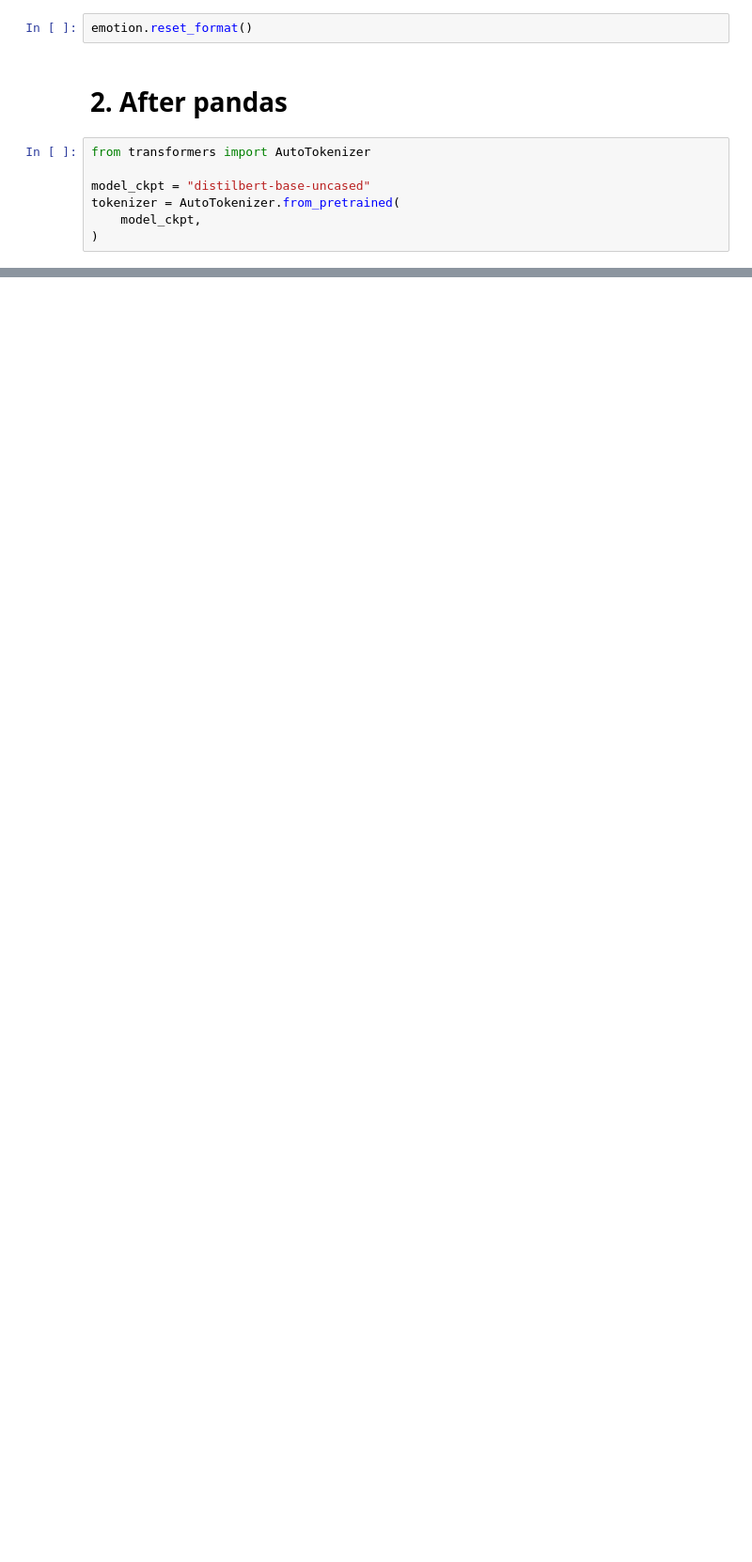
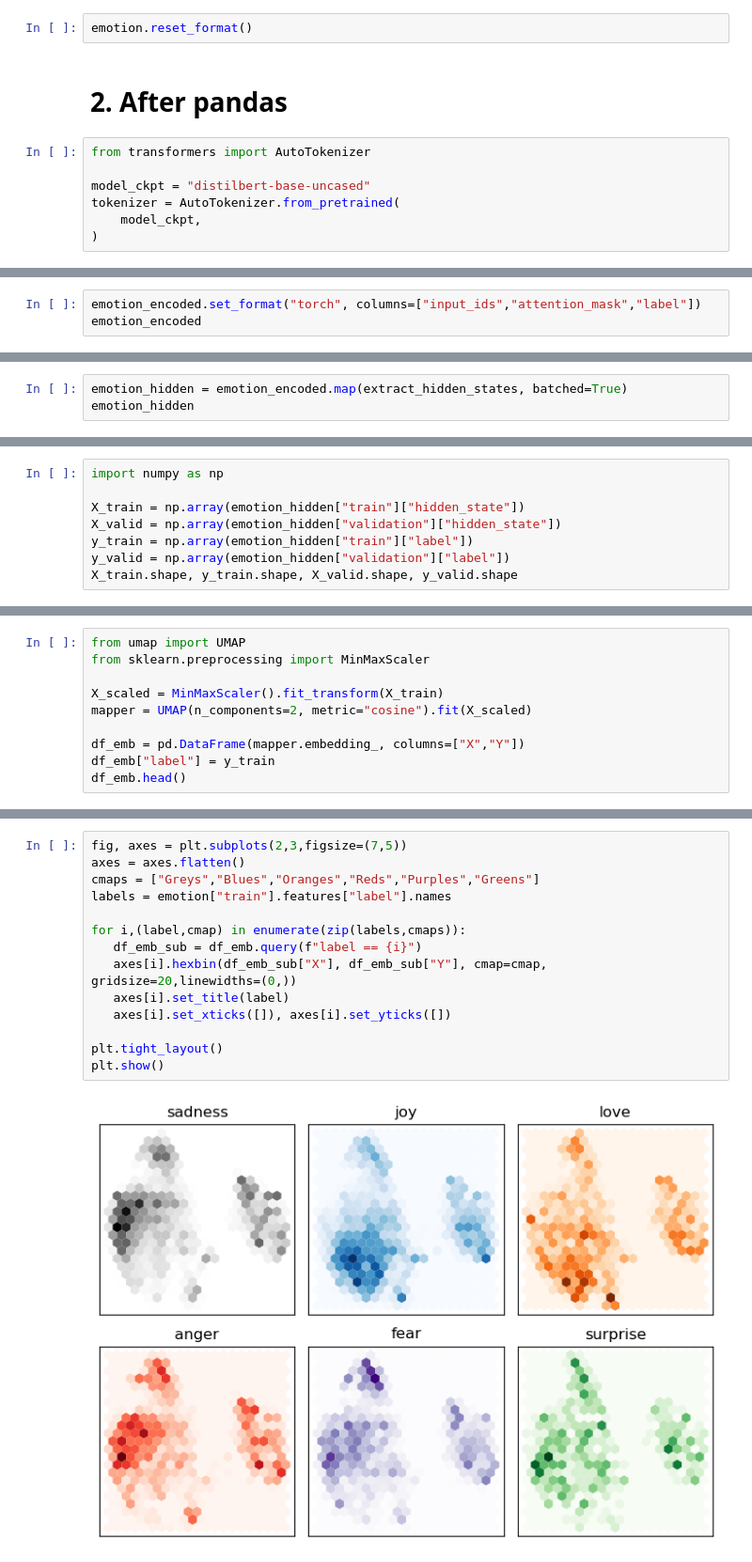
Before and after one commit to Asamse/LLM_projects, a Jupyter notebook: parrot_exploration.ipynb, the cells around one changed output, grey strips where cells are left out. Shown: that part at 94% size. Saved outputs shown, nothing was run; the diff lists cells and outputs as text; blank space fills up the shorter version.

```diff
--- a/parrot_exploration.ipynb
+++ b/parrot_exploration.ipynb
@@ -60,0 +152,3 @@ tokenizer = AutoTokenizer.from_pretrained(
+# %%
+emotion_encoded.set_format("torch", columns=["input_ids","attention_mask","label"])
+emotion_encoded
@@ -60,0 +170,3 @@ tokenizer = AutoTokenizer.from_pretrained(
+# %%
+emotion_hidden = emotion_encoded.map(extract_hidden_states, batched=True)
+emotion_hidden
@@ -60,0 +192,8 @@ tokenizer = AutoTokenizer.from_pretrained(
+# %%
+import numpy as np
+
+X_train = np.array(emotion_hidden["train"]["hidden_state"])
+X_valid = np.array(emotion_hidden["validation"]["hidden_state"])
+y_train = np.array(emotion_hidden["train"]["label"])
+y_valid = np.array(emotion_hidden["validation"]["label"])
+X_train.shape, y_train.shape, X_valid.shape, y_valid.shape
@@ -60,0 +202,10 @@ tokenizer = AutoTokenizer.from_pretrained(
+# %%
+from umap import UMAP
+from sklearn.preprocessing import MinMaxScaler
+
+X_scaled = MinMaxScaler().fit_transform(X_train)
+mapper = UMAP(n_components=2, metric="cosine").fit(X_scaled)
+
+df_emb = pd.DataFrame(mapper.embedding_, columns=["X","Y"])
+df_emb["label"] = y_train
+df_emb.head()
@@ -60,0 +219,16 @@ tokenizer = AutoTokenizer.from_pretrained(
+# %%
+fig, axes = plt.subplots(2,3,figsize=(7,5))
+axes = axes.flatten()
+cmaps = ["Greys","Blues","Oranges","Reds","Purples","Greens"]
+labels = emotion["train"].features["label"].names
+
+for i,(label,cmap) in enumerate(zip(labels,cmaps)):
+   df_emb_sub = df_emb.query(f"label == {i}")
+   axes[i].hexbin(df_emb_sub["X"], df_emb_sub["Y"], cmap=cmap, gridsize=20,linewidths=(0,))
+   axes[i].set_title(label)
+   axes[i].set_xticks([]), axes[i].set_yticks([])
+
+plt.tight_layout()
+plt.show()
+# %% [output]
+[figure, added]
```
Also changed, not shown: parts of 17 cells of this notebook.
